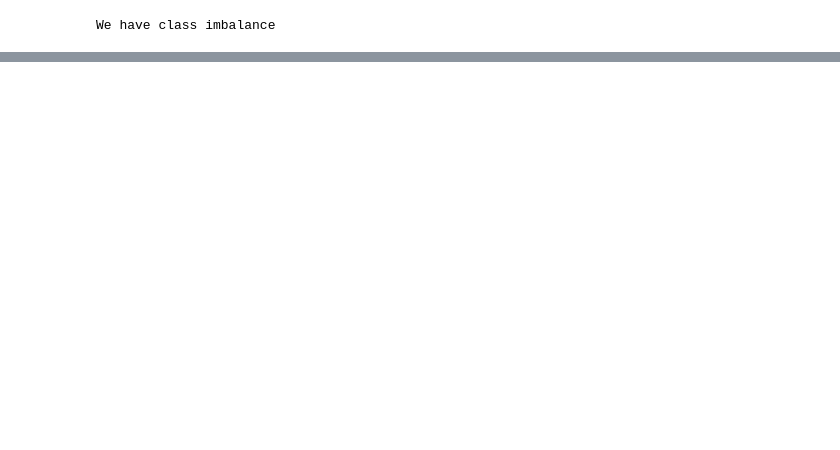
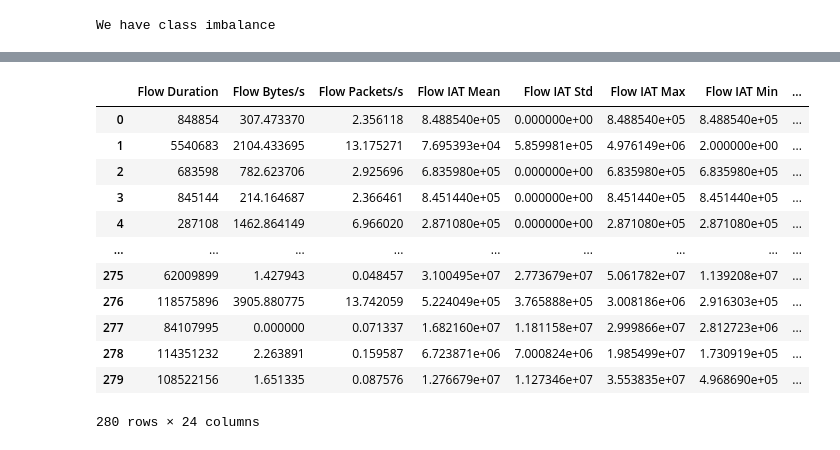
Before and after one commit to nsadawi/Imbalanced-Classification, a Jupyter notebook: Notebooks/SMOTE.ipynb, the cells around one changed output, grey strips where cells are left out. Saved outputs shown, nothing was run; the diff lists cells and outputs as text; code cells hidden in the pictures; blank space fills up the shorter version.

```diff
--- a/Notebooks/SMOTE.ipynb
+++ b/Notebooks/SMOTE.ipynb
@@ -162,0 +201,16 @@ Name: BotNet_Label, dtype: int64
+# %%
+X_res
+# %% [output]
+|  | Flow Duration | Flow Bytes/s | Flow Packets/s | Flow IAT Mean | Flow IAT Std | Flow IAT Max | Flow IAT Min | ... |
+| 0 | 848854 | 307.473370 | 2.356118 | 8.488540e+05 | 0.000000e+00 | 8.488540e+05 | 8.488540e+05 | ... |
+| 1 | 5540683 | 2104.433695 | 13.175271 | 7.695393e+04 | 5.859981e+05 | 4.976149e+06 | 2.000000e+00 | ... |
+| 2 | 683598 | 782.623706 | 2.925696 | 6.835980e+05 | 0.000000e+00 | 6.835980e+05 | 6.835980e+05 | ... |
+| 3 | 845144 | 214.164687 | 2.366461 | 8.451440e+05 | 0.000000e+00 | 8.451440e+05 | 8.451440e+05 | ... |
+| 4 | 287108 | 1462.864149 | 6.966020 | 2.871080e+05 | 0.000000e+00 | 2.871080e+05 | 2.871080e+05 | ... |
+| ... | ... | ... | ... | ... | ... | ... | ... | ... |
+| 275 | 62009899 | 1.427943 | 0.048457 | 3.100495e+07 | 2.773679e+07 | 5.061782e+07 | 1.139208e+07 | ... |
+| 276 | 118575896 | 3905.880775 | 13.742059 | 5.224049e+05 | 3.765888e+05 | 3.008186e+06 | 2.916303e+05 | ... |
+| 277 | 84107995 | 0.000000 | 0.071337 | 1.682160e+07 | 1.181158e+07 | 2.999866e+07 | 2.812723e+06 | ... |
+| 278 | 114351232 | 2.263891 | 0.159587 | 6.723871e+06 | 7.000824e+06 | 1.985499e+07 | 1.730919e+05 | ... |
+| 279 | 108522156 | 1.651335 | 0.087576 | 1.276679e+07 | 1.127346e+07 | 3.553835e+07 | 4.968690e+05 | ... |
+280 rows × 24 columns
```
Also changed, not shown: parts of 17 cells of this notebook, 6 other files.
